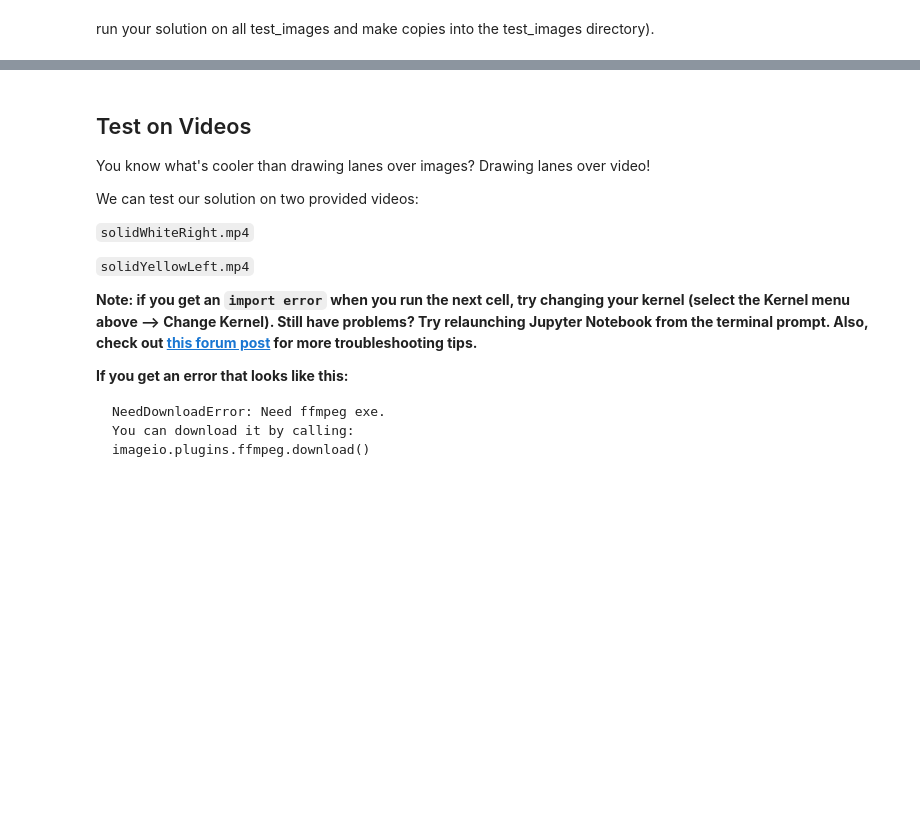
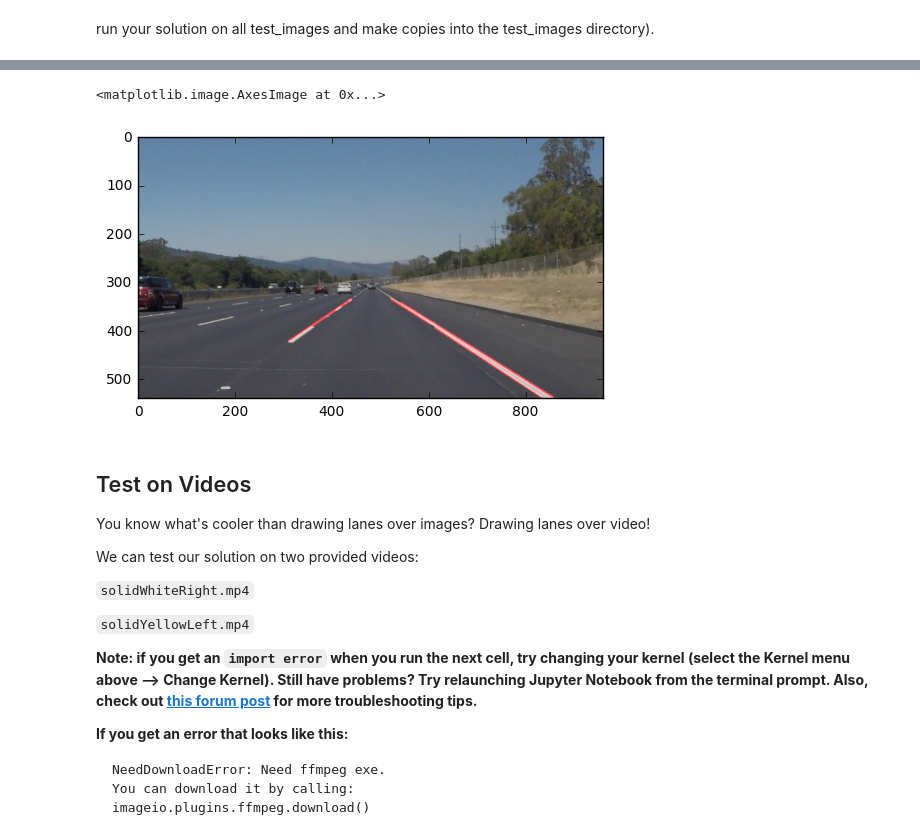
Before and after one commit to SnoopyCafe/dev, a Jupyter notebook: python/udacity/CarND-LaneLines-P1/P1.ipynb, the cells around one changed output, grey strips where cells are left out. Saved outputs shown, nothing was run; the diff lists cells and outputs as text; code cells hidden in the pictures; blank space fills up the shorter version.

```diff
--- a/python/udacity/CarND-LaneLines-P1/P1.ipynb
+++ b/python/udacity/CarND-LaneLines-P1/P1.ipynb
@@ -59,4 +69,6 @@ import math
 # %%
+import math
+
 def grayscale(img):
     """Applies the Grayscale transform
     This will return an image with only one color channel
@@ -129,8 +141,7 @@ def hough_lines(img, rho, theta, threshold, min_line_len, max_line_gap):
     """
     lines = cv2.HoughLinesP(img, rho, theta, threshold, np.array([]), minLineLength=min_line_len, maxLineGap=max_line_gap)
     line_img = np.zeros((img.shape[0], img.shape[1], 3), dtype=np.uint8)
-    #draw_lines(line_img, lines)
-    draw_avg_ext_lines(line_img, lines)
+    draw_lines(line_img, lines)
     return line_img
 
 # Python 3 has support for cool math symbols.
@@ -316,3 +220,25 @@ for img in test_images:
+# %%
+# Define the Hough transform parameters
+# Make a blank the same size as our image to draw on
+rho = 1
+theta = np.pi/180
+threshold = 70
+min_line_len = 5
+max_line_gap = 35
+
+lines_image = hough_lines(masked_edges, rho, theta, threshold, min_line_len, max_line_gap)
+#plt.imshow(lines_image)
+# %%
+# Python 3 has support for cool math symbols.
+#def weighted_img(img, initial_img, α=0.8, β=1., λ=0.)
+orig_image = np.copy(image)*0 #creating a blank to draw lines on
+
+# Draw the lines on the edge image
+line_edges = weighted_img(lines_image, image)
+plt.imshow(line_edges)
+# %% [output]
+<matplotlib.image.AxesImage at 0x...>
+[figure, added]
 # %% [markdown]
 ## Test on Videos
 
```
Also changed, not shown: parts of 19 cells of this notebook, 4 other files.
